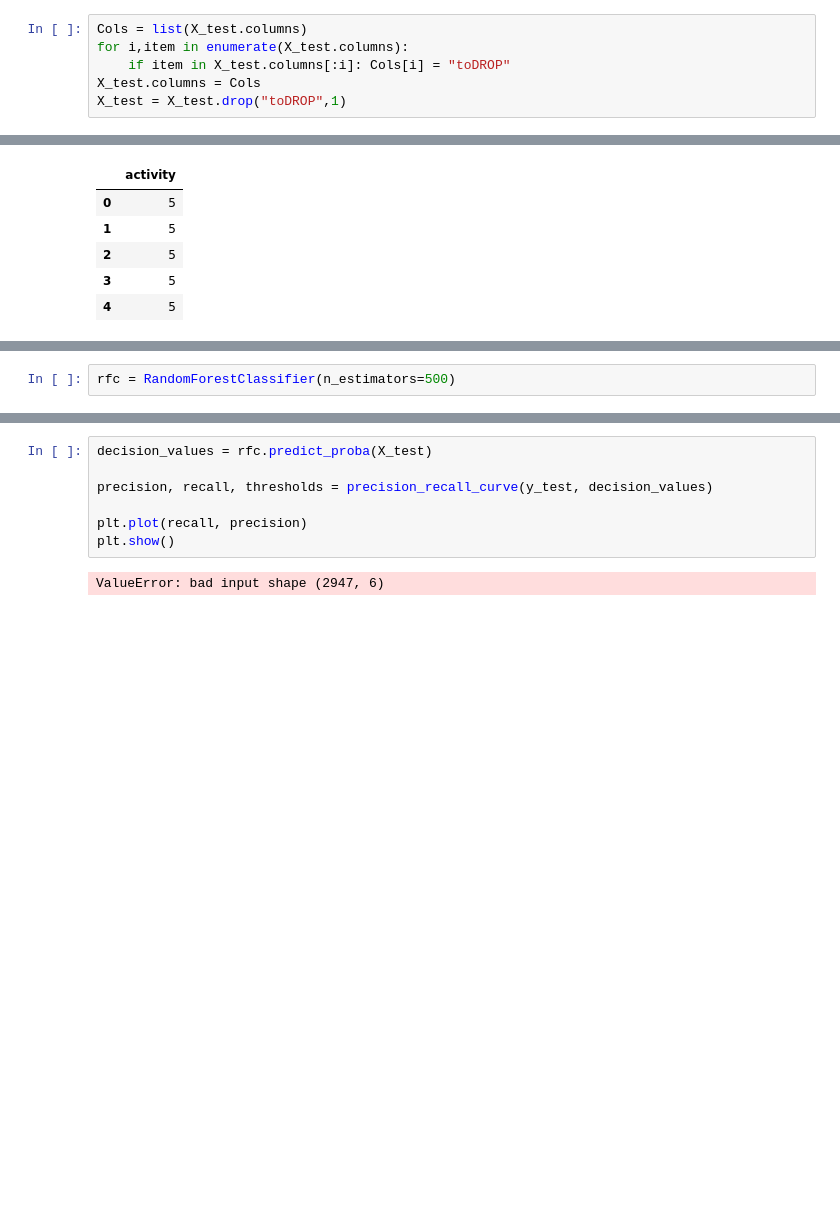
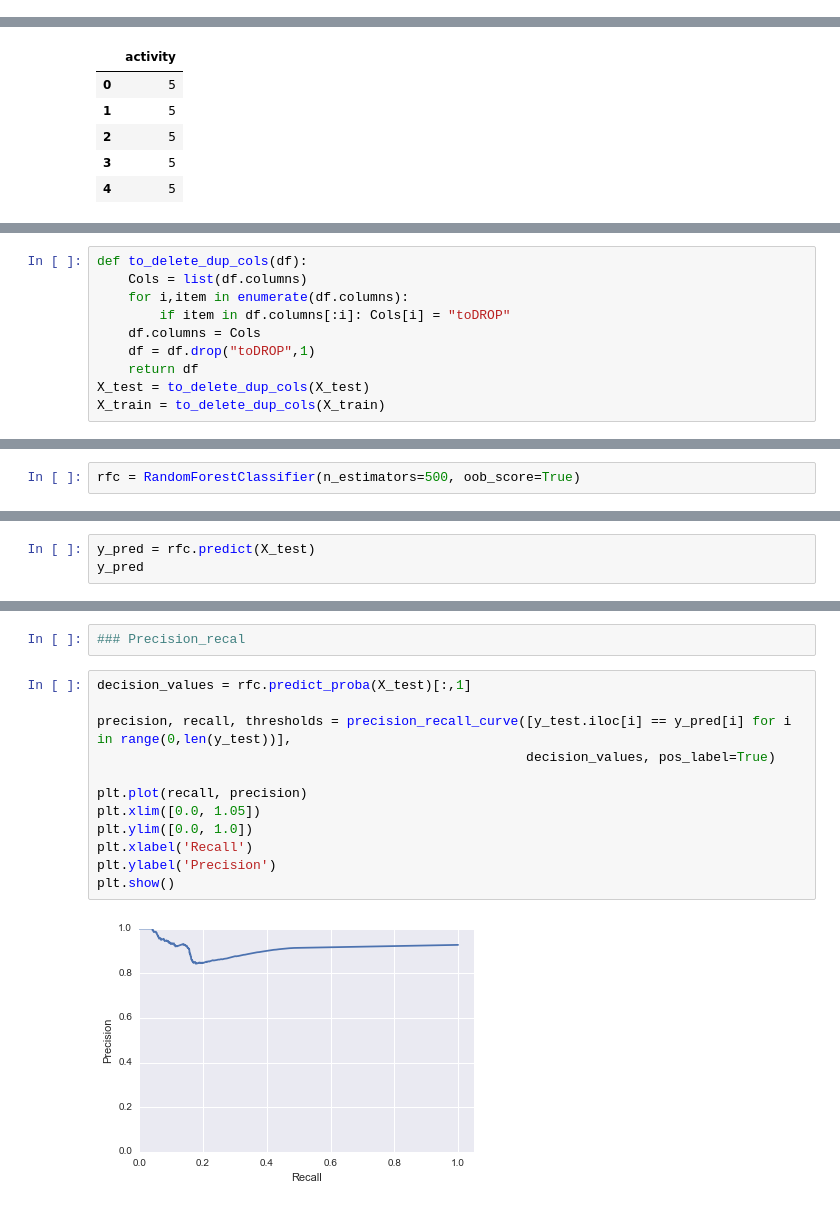
Before and after one commit to danielstallworthmit/thinkful, a Jupyter notebook: datascience/predict/Random Forest.ipynb, the cells around one changed output, grey strips where cells are left out. Drawn from its saved outputs; the diff is of its cells as text; blank space fills up the shorter version.

```diff
--- a/datascience/predict/Random Forest.ipynb
+++ b/datascience/predict/Random Forest.ipynb
@@ -47,6 +43,0 @@ X_train = pd.read_csv('./UCI HAR Dataset/train/X_train.txt', sep='\s+',
-# %%
-Cols = list(X_test.columns)
-for i,item in enumerate(X_test.columns):
-    if item in X_test.columns[:i]: Cols[i] = "toDROP"
-X_test.columns = Cols
-X_test = X_test.drop("toDROP",1)
@@ -63,0 +67,10 @@ y_train.head()
+# %%
+def to_delete_dup_cols(df):
+    Cols = list(df.columns)
+    for i,item in enumerate(df.columns):
+        if item in df.columns[:i]: Cols[i] = "toDROP"
+    df.columns = Cols
+    df = df.drop("toDROP",1)
+    return df
+X_test = to_delete_dup_cols(X_test)
+X_train = to_delete_dup_cols(X_train)
@@ -64,5 +93,5 @@ y_train.head()
 # %%
-rfc = RandomForestClassifier(n_estimators=500)
+rfc = RandomForestClassifier(n_estimators=500, oob_score=True)
 # %%
 rfc.fit(X_train, y_train)
 # %% [output]
@@ -83,0 +131,3 @@ rfc.score(X_test, y_test)
+# %%
+y_pred = rfc.predict(X_test)
+y_pred
@@ -84,9 +161,16 @@ rfc.score(X_test, y_test)
+# %%
+### Precision_recal
 # %%
-decision_values = rfc.predict_proba(X_test)
+decision_values = rfc.predict_proba(X_test)[:,1]
 
-precision, recall, thresholds = precision_recall_curve(y_test, decision_values)
+precision, recall, thresholds = precision_recall_curve([y_test.iloc[i] == y_pred[i] for i in range(0,len(y_test))],
+                                                       decision_values, pos_label=True)
 
 plt.plot(recall, precision)
+plt.xlim([0.0, 1.05])
+plt.ylim([0.0, 1.0])
+plt.xlabel('Recall')
+plt.ylabel('Precision')
 plt.show()
 # %% [output]
-ValueError: bad input shape (2947, 6)
+[figure, added]
```
Also changed, not shown: parts of 22 cells of this notebook.
